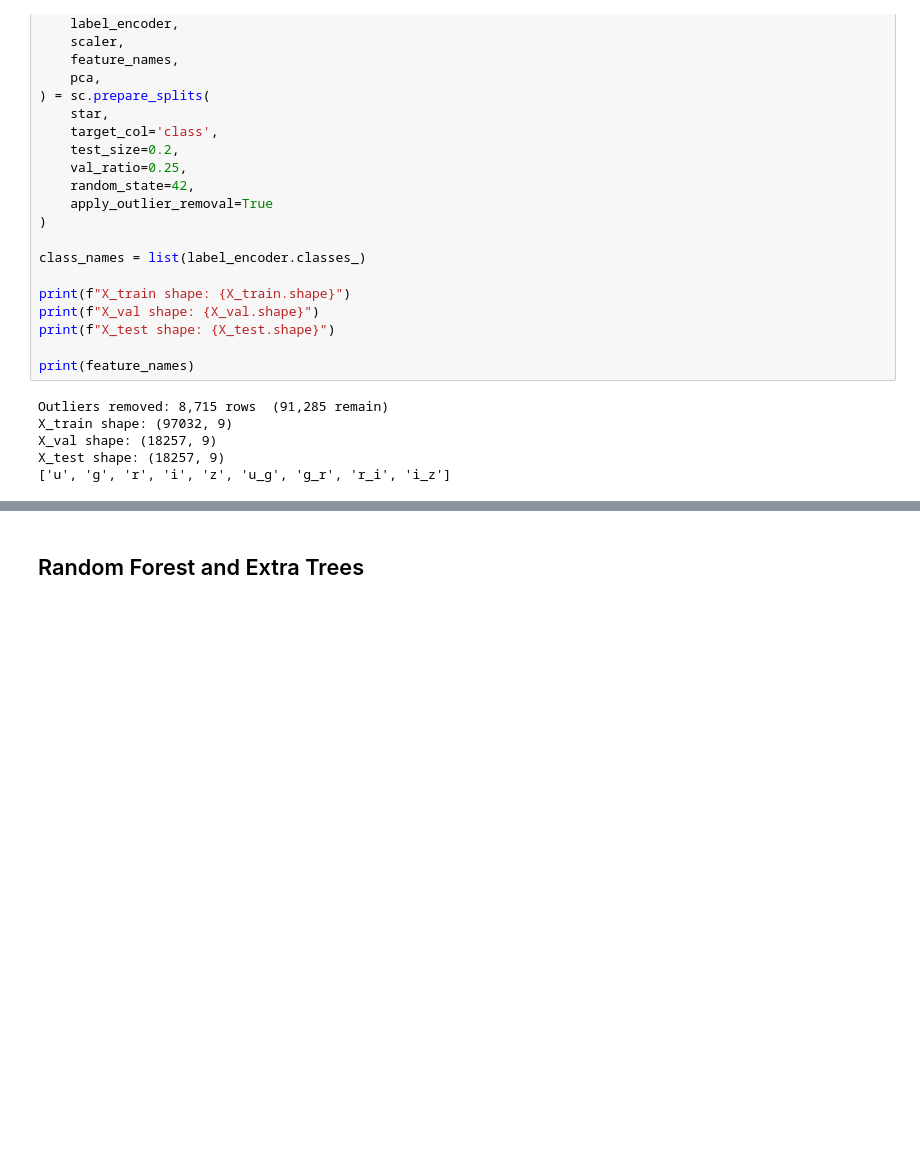
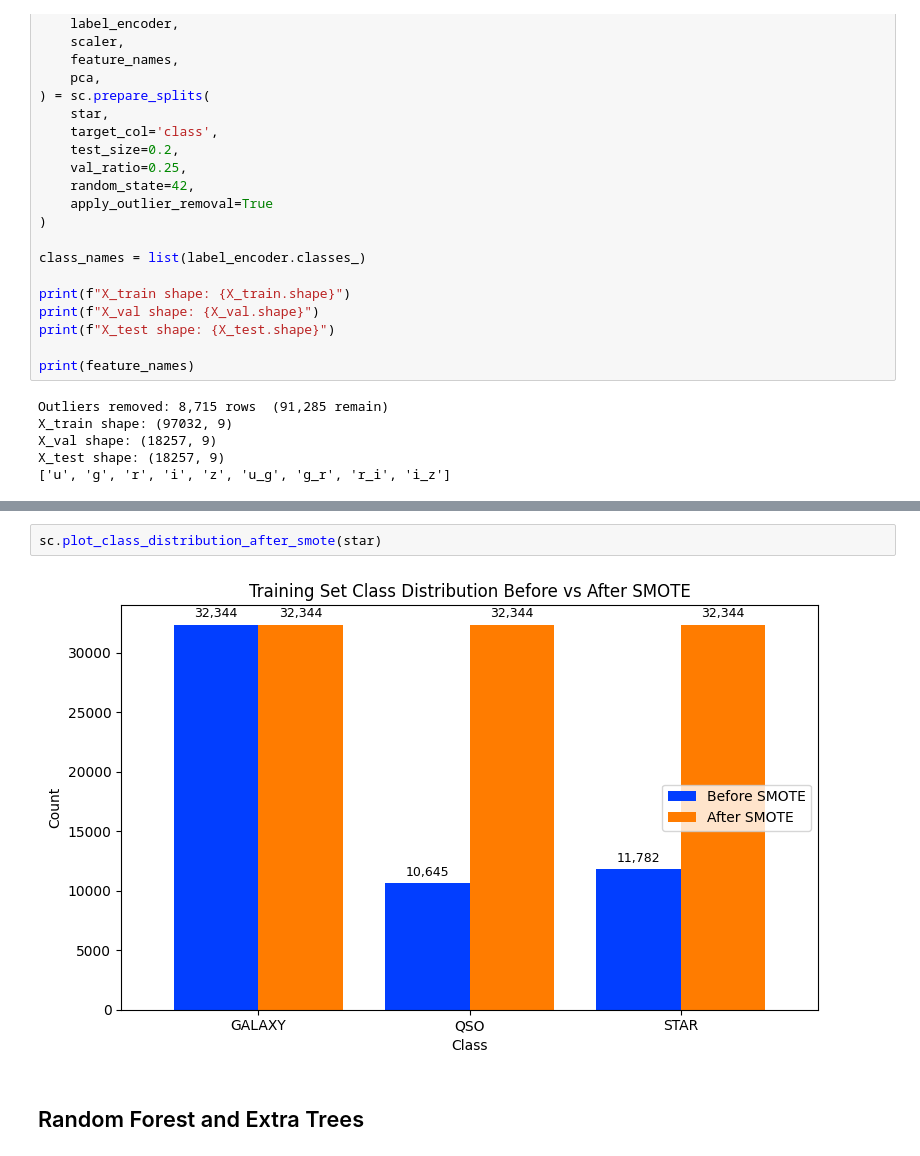
Before and after one commit to nicolomeneguzzo/Computational-Physics-2026, a Jupyter notebook: Astrophysical-Objects-Recognition/notebooks/stellar-classification-and-supervised-learning.ipynb, the cells around one changed output, grey strips where cells are left out. Cells and saved outputs as stored; diff of their text form; blank space fills up the shorter version.

```diff
--- a/Astrophysical-Objects-Recognition/notebooks/stellar-classification-and-supervised-learning.ipynb
+++ b/Astrophysical-Objects-Recognition/notebooks/stellar-classification-and-supervised-learning.ipynb
@@ -148,3 +162,7 @@ X_test shape: (18257, 9)
+# %%
+sc.plot_class_distribution_after_smote(star)
+# %% [output]
+[figure, added]
 # %% [markdown]
 ## Random Forest and Extra Trees
 # %%
```
Also changed, not shown: parts of 3 cells of this notebook, 2 other files.
